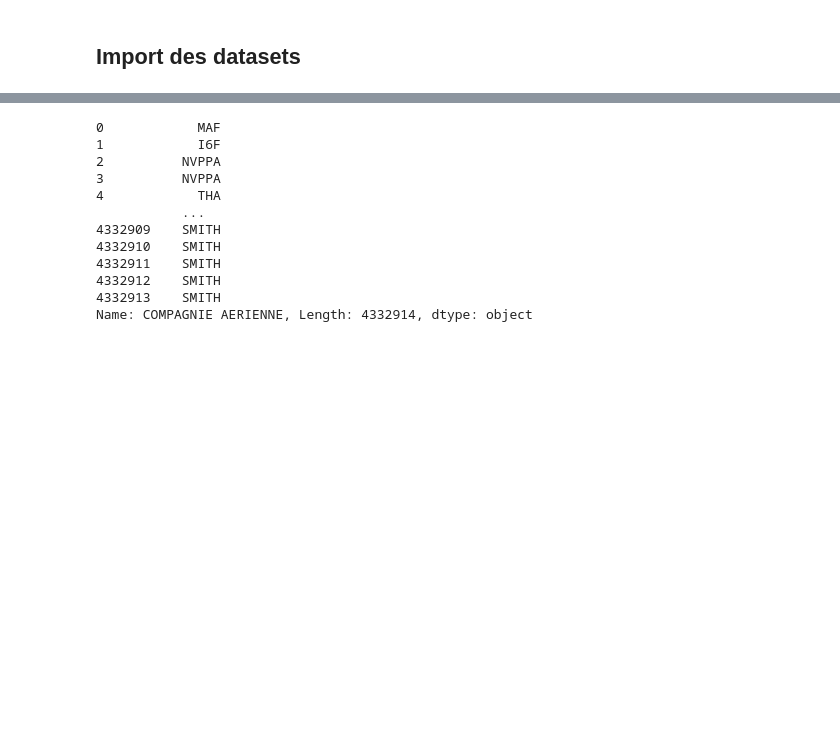
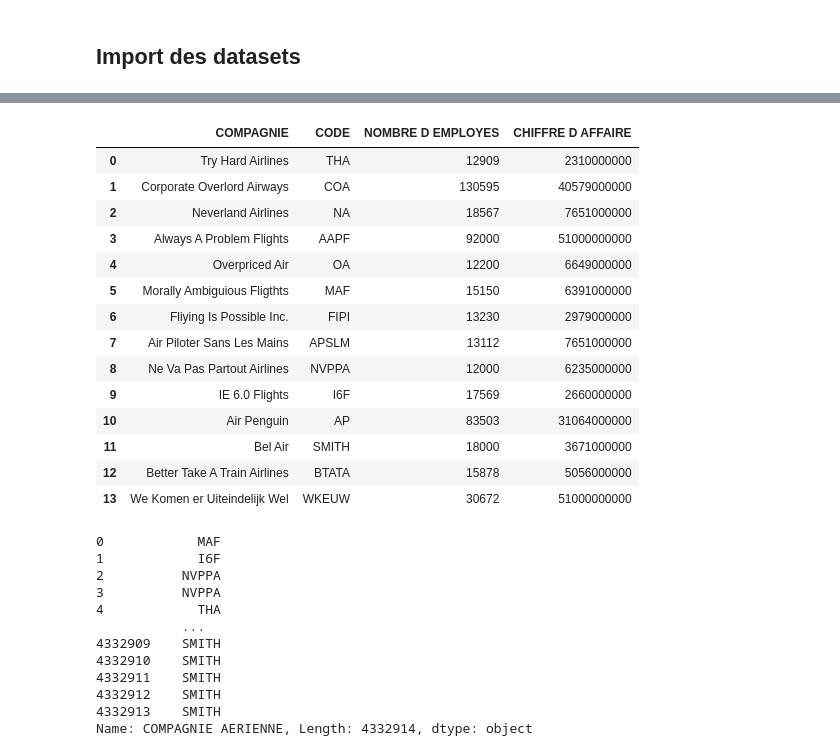
Before and after one commit to tbenali96/octofly, a Jupyter notebook: notebooks/Metrics&KPIs_copy.ipynb, the cells around one changed output, grey strips where cells are left out. Drawn from its saved outputs; the diff is of its cells as text; code cells hidden in the pictures; blank space fills up the shorter version.

```diff
--- a/notebooks/Metrics&KPIs_copy.ipynb
+++ b/notebooks/Metrics&KPIs_copy.ipynb
@@ -35,3 +19,21 @@ df_aeroports
+# %%
+df_compagnies
+# %% [output]
+|  | COMPAGNIE | CODE | NOMBRE D EMPLOYES | CHIFFRE D AFFAIRE |
+| 0 | Try Hard Airlines | THA | 12909 | 2310000000 |
+| 1 | Corporate Overlord Airways | COA | 130595 | 40579000000 |
+| 2 | Neverland Airlines | NA | 18567 | 7651000000 |
+| 3 | Always A Problem Flights | AAPF | 92000 | 51000000000 |
+| 4 | Overpriced Air | OA | 12200 | 6649000000 |
+| 5 | Morally Ambiguious Fligthts | MAF | 15150 | 6391000000 |
+| 6 | Fliying Is Possible Inc. | FIPI | 13230 | 2979000000 |
+| 7 | Air Piloter Sans Les Mains | APSLM | 13112 | 7651000000 |
+| 8 | Ne Va Pas Partout Airlines | NVPPA | 12000 | 6235000000 |
+| 9 | IE 6.0 Flights | I6F | 17569 | 2660000000 |
+| 10 | Air Penguin | AP | 83503 | 31064000000 |
+| 11 | Bel Air | SMITH | 18000 | 3671000000 |
+| 12 | Better Take A Train Airlines | BTATA | 15878 | 5056000000 |
+| 13 | We Komen er Uiteindelijk Wel | WKEUW | 30672 | 51000000000 |
 # %%
 df_vols['COMPAGNIE AERIENNE']
 # %% [output]
```
Also changed, not shown: parts of 11 cells of this notebook, 4 other files.
